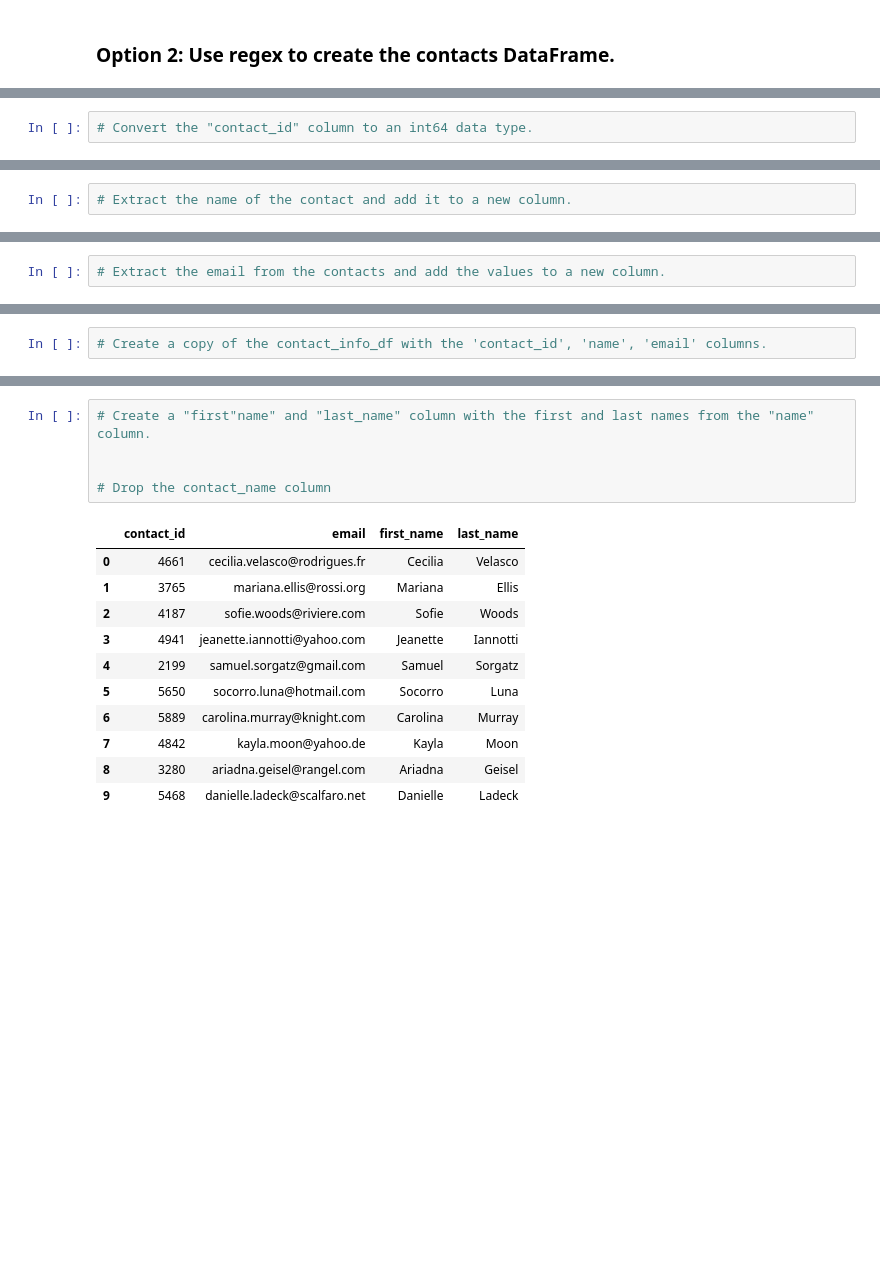
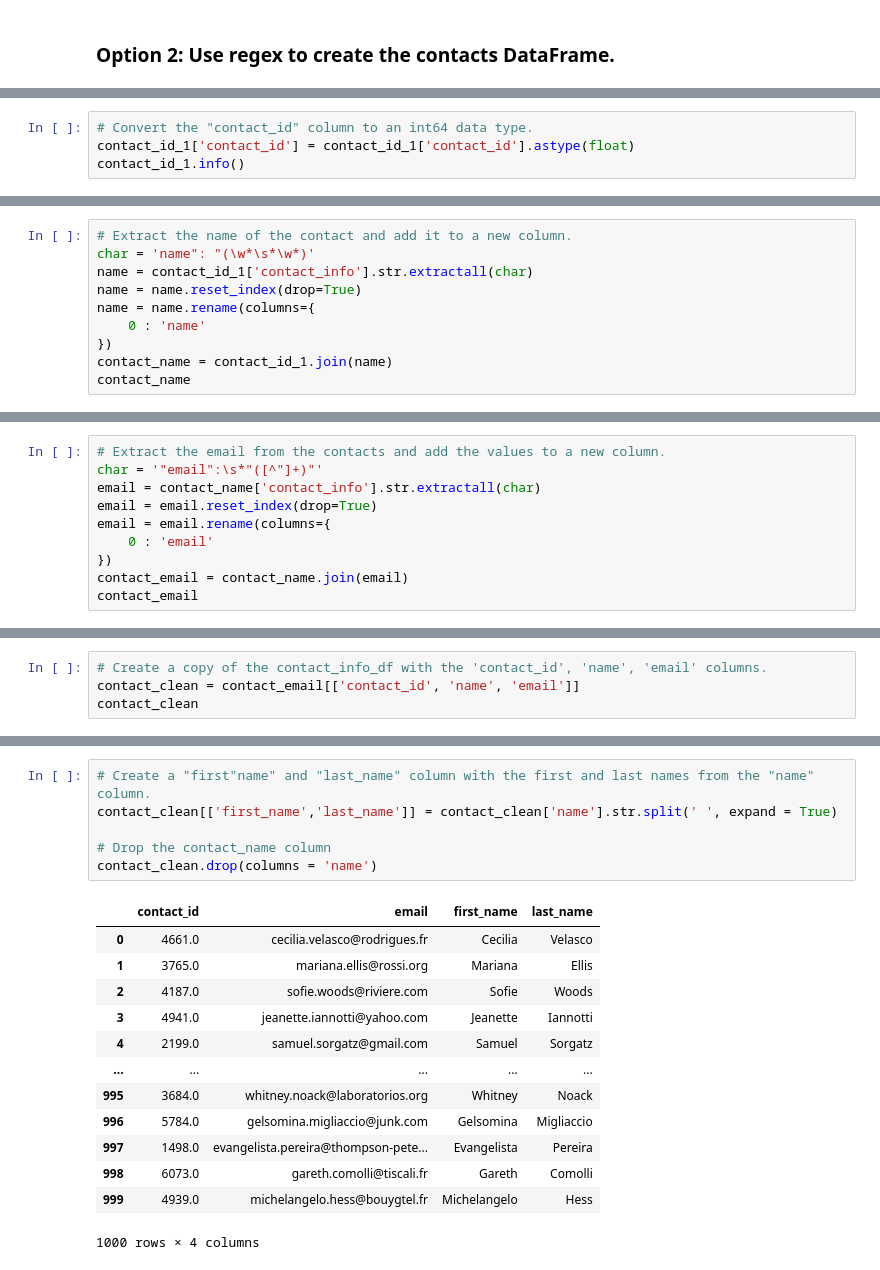
Before and after one commit to domoto86/Crowdfunding_ETL, a Jupyter notebook: ETL_Mini_Project_GRibeiro_JDominguez.ipynb, the cells around one changed output, grey strips where cells are left out. Drawn from its saved outputs; the diff is of its cells as text; blank space fills up the shorter version.

```diff
--- a/ETL_Mini_Project_GRibeiro_JDominguez.ipynb
+++ b/ETL_Mini_Project_GRibeiro_JDominguez.ipynb
@@ -480,6 +496,8 @@ dtypes: object(2)
 memory usage: 15.8+ KB
 # %%
 # Convert the "contact_id" column to an int64 data type.
+contact_id_1['contact_id'] = contact_id_1['contact_id'].astype(float)
+contact_id_1.info()
 # %% [output]
 <class 'pandas.core.frame.DataFrame'>
 RangeIndex: 1000 entries, 0 to 999
@@ -492,5 +510,13 @@ dtypes: int64(1), object(1)
 memory usage: 15.8+ KB
 # %%
 # Extract the name of the contact and add it to a new column.
+char = 'name": "(\w*\s*\w*)'
+name = contact_id_1['contact_info'].str.extractall(char)
+name = name.reset_index(drop=True)
+name = name.rename(columns={
+    0 : 'name'
+})
+contact_name = contact_id_1.join(name)
+contact_name
 # %% [output]
 |  | contact_info | contact_id | name |
@@ -507,4 +535,12 @@ memory usage: 15.8+ KB
 # %%
 # Extract the email from the contacts and add the values to a new column.
+char = '"email":\s*"([^"]+)"'
+email = contact_name['contact_info'].str.extractall(char)
+email = email.reset_index(drop=True)
+email = email.rename(columns={
+    0 : 'email'
+})
+contact_email = contact_name.join(email)
+contact_email
 # %% [output]
 |  | contact_info | contact_id | name | email |
@@ -521,4 +559,6 @@ memory usage: 15.8+ KB
 # %%
 # Create a copy of the contact_info_df with the 'contact_id', 'name', 'email' columns.
+contact_clean = contact_email[['contact_id', 'name', 'email']]
+contact_clean
 # %% [output]
 |  | contact_id | name | email |
@@ -535,19 +577,22 @@ memory usage: 15.8+ KB
 # %%
 # Create a "first"name" and "last_name" column with the first and last names from the "name" column.
-
+contact_clean[['first_name','last_name']] = contact_clean['name'].str.split(' ', expand = True)
 
 # Drop the contact_name column
+contact_clean.drop(columns = 'name')
 # %% [output]
 |  | contact_id | email | first_name | last_name |
-| 0 | 4661 | cecilia.velasco@rodrigues.fr | Cecilia | Velasco |
-| 1 | 3765 | mariana.ellis@rossi.org | Mariana | Ellis |
-| 2 | 4187 | sofie.woods@riviere.com | Sofie | Woods |
-| 3 | 4941 | jeanette.iannotti@yahoo.com | Jeanette | Iannotti |
-| 4 | 2199 | samuel.sorgatz@gmail.com | Samuel | Sorgatz |
-| 5 | 5650 | socorro.luna@hotmail.com | Socorro | Luna |
-| 6 | 5889 | carolina.murray@knight.com | Carolina | Murray |
-| 7 | 4842 | kayla.moon@yahoo.de | Kayla | Moon |
-| 8 | 3280 | ariadna.geisel@rangel.com | Ariadna | Geisel |
-| 9 | 5468 | danielle.ladeck@scalfaro.net | Danielle | Ladeck |
+| 0 | 4661.0 | cecilia.velasco@rodrigues.fr | Cecilia | Velasco |
+| 1 | 3765.0 | mariana.ellis@rossi.org | Mariana | Ellis |
+| 2 | 4187.0 | sofie.woods@riviere.com | Sofie | Woods |
+| 3 | 4941.0 | jeanette.iannotti@yahoo.com | Jeanette | Iannotti |
+| 4 | 2199.0 | samuel.sorgatz@gmail.com | Samuel | Sorgatz |
+| ... | ... | ... | ... | ... |
+| 995 | 3684.0 | whitney.noack@laboratorios.org | Whitney | Noack |
+| 996 | 5784.0 | gelsomina.migliaccio@junk.com | Gelsomina | Migliaccio |
+| 997 | 1498.0 | evangelista.pereira@thompson-pete... | Evangelista | Pereira |
+| 998 | 6073.0 | gareth.comolli@tiscali.fr | Gareth | Comolli |
+| 999 | 4939.0 | michelangelo.hess@bouygtel.fr | Michelangelo | Hess |
+1000 rows × 4 columns
 # %%
 # Reorder the columns
```
Also changed, not shown: parts of 11 cells of this notebook, 1 other file.
